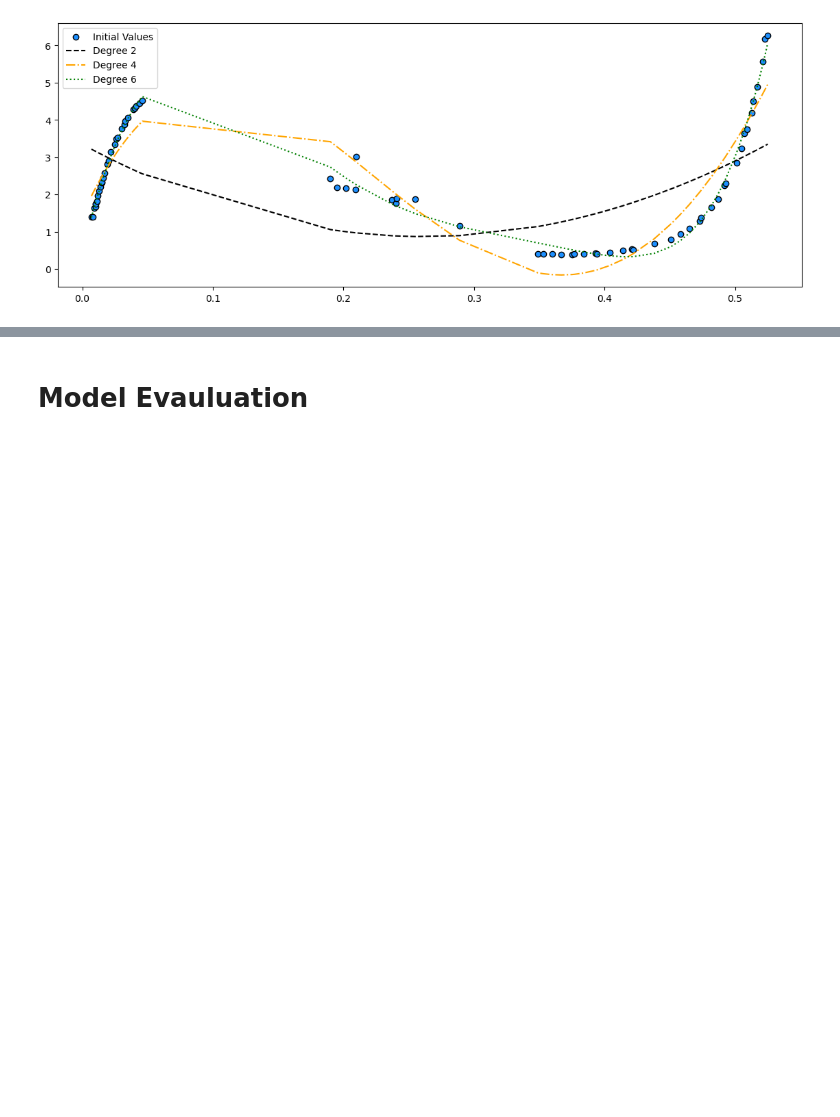
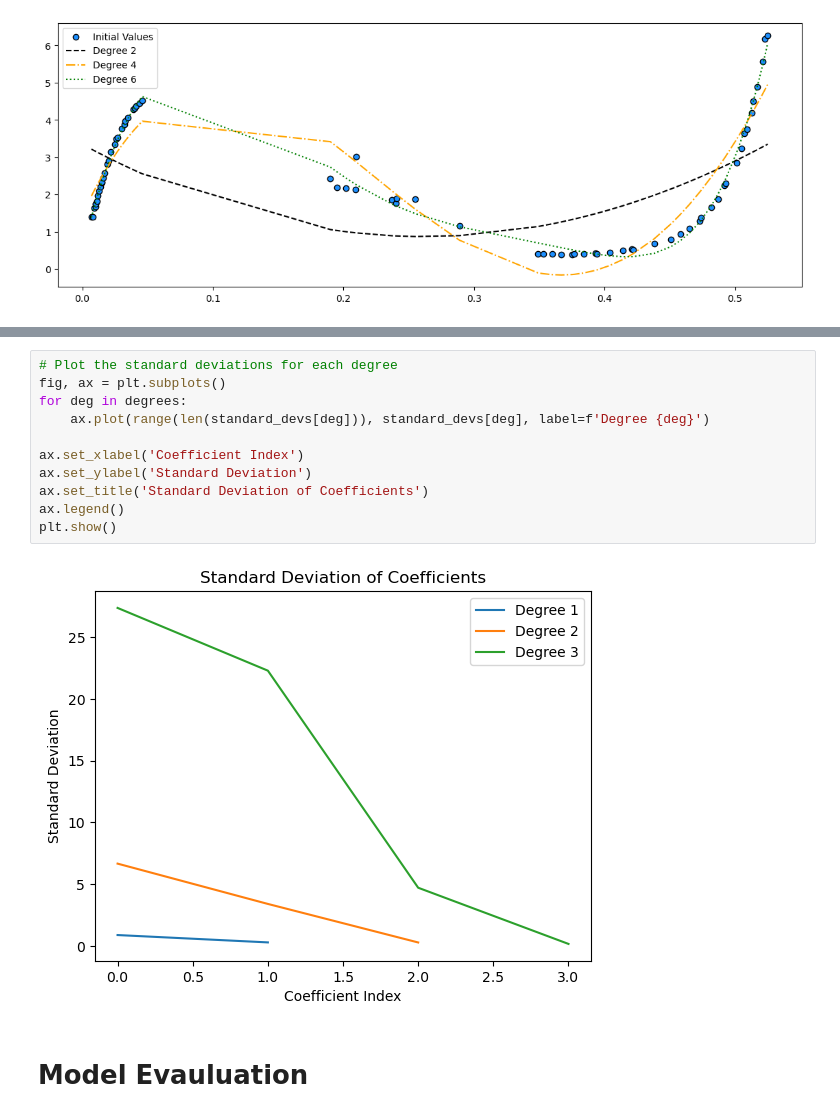
Before and after one commit to ruineux/Capstones-and-Projects, a Jupyter notebook: Insights and Analytics/Tunnel Diode - Interpolation/Notebook/Interpolation Demo.ipynb, the cells around one changed output, grey strips where cells are left out. Drawn from its saved outputs; the diff is of its cells as text; blank space fills up the shorter version.

```diff
--- a/Insights and Analytics/Tunnel Diode - Interpolation/Notebook/Interpolation Demo.ipynb
+++ b/Insights and Analytics/Tunnel Diode - Interpolation/Notebook/Interpolation Demo.ipynb
@@ -101,3 +169,16 @@ ax.legend();
+# %%
+# Plot the standard deviations for each degree
+fig, ax = plt.subplots()
+for deg in degrees:
+    ax.plot(range(len(standard_devs[deg])), standard_devs[deg], label=f'Degree {deg}')
+
+ax.set_xlabel('Coefficient Index')
+ax.set_ylabel('Standard Deviation')
+ax.set_title('Standard Deviation of Coefficients')
+ax.legend()
+plt.show()
+# %% [output]
+[figure, added]
 # %% [markdown]
 # Model Evauluation
 # %%
```
Also changed, not shown: parts of 7 cells of this notebook, 4 other files.
